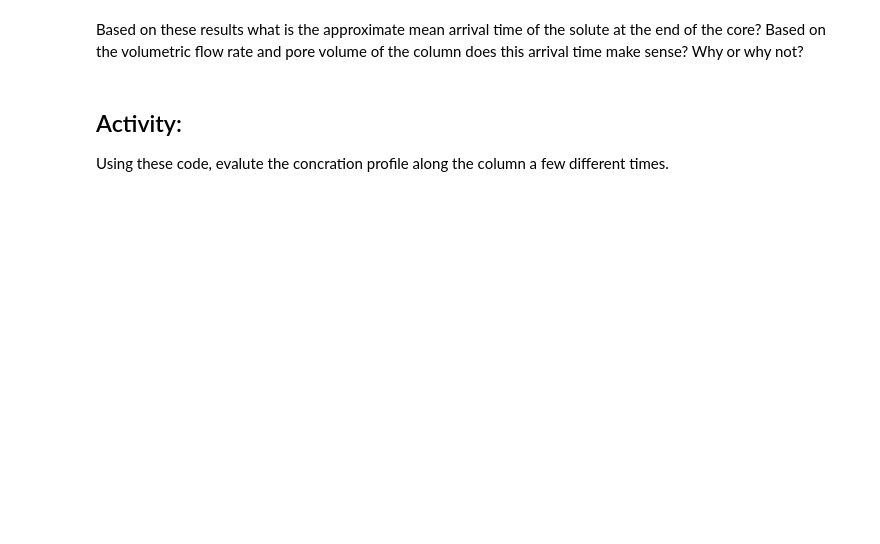
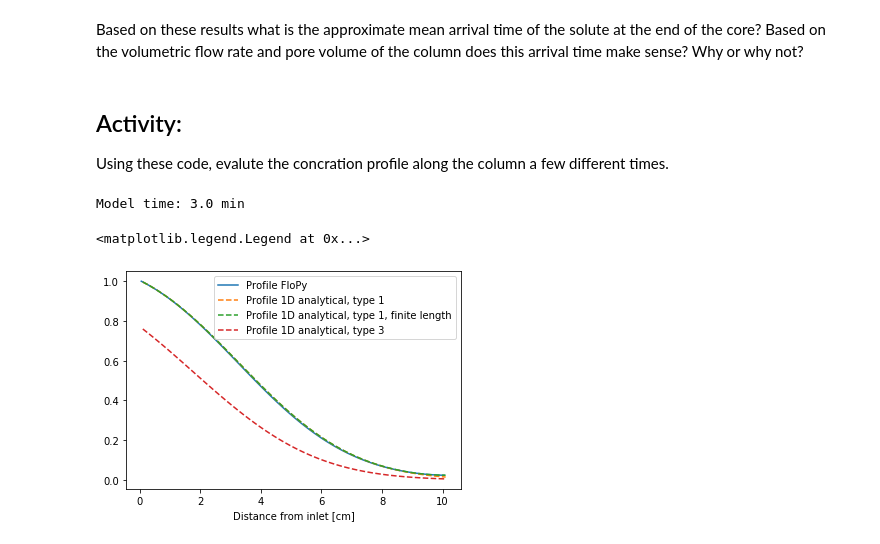
Before and after one commit to zahasky/Contaminant-Hydrogeology-Activities, a Jupyter notebook: FloPy 1D Function.ipynb, the cells around one changed output. Saved outputs shown, nothing was run; the diff lists cells and outputs as text; code cells hidden in the pictures; blank space fills up the shorter version.

```diff
--- a/FloPy 1D Function.ipynb
+++ b/FloPy 1D Function.ipynb
@@ -284,17 +333,24 @@ print('Model time: ' + str(times[timestep]/60) + ' min')
 
 # Call the analytical model functions
 Conc_time_type1_x = analytical_model_1D_t1(x, times[timestep], v, al)
+Conc_time_ftype1_x = analytical_model_1D_finite_t1(x, times[timestep], v, al, x[-1])
 Conc_time_type3_x = analytical_model_1D_t3(x, times[timestep], v, al)
+# %% [output]
+Model time: 3.0 min
 # %%
 # Extract the concetration profile at a specific timestep
 C_profile = conc[timestep, 0, 0, :]
 
 c1, = plt.plot(x, C_profile, label='Profile FloPy')
 c2, = plt.plot(x, Conc_time_type1_x, '--', label='Profile 1D analytical, type 1')
-c3, = plt.plot(x, Conc_time_type3_x, label='Profile 1D analytical, type 3')
+c3, = plt.plot(x, Conc_time_ftype1_x, '--', label='Profile 1D analytical, type 1, finite length')
+c4, = plt.plot(x, Conc_time_type3_x, '--', label='Profile 1D analytical, type 3')
 plt.xlabel('Distance from inlet [cm]')
 
-plt.legend(handles=[c1, c2, c3])
+plt.legend(handles=[c1, c2, c3, c4])
+# %% [output]
+<matplotlib.legend.Legend at 0x...>
+[figure, added]
 # %%
 # Now repeat this for a later time
 timestep = 20 # change to whatever
```
Also changed, not shown: parts of 14 cells of this notebook, 1 other file.
